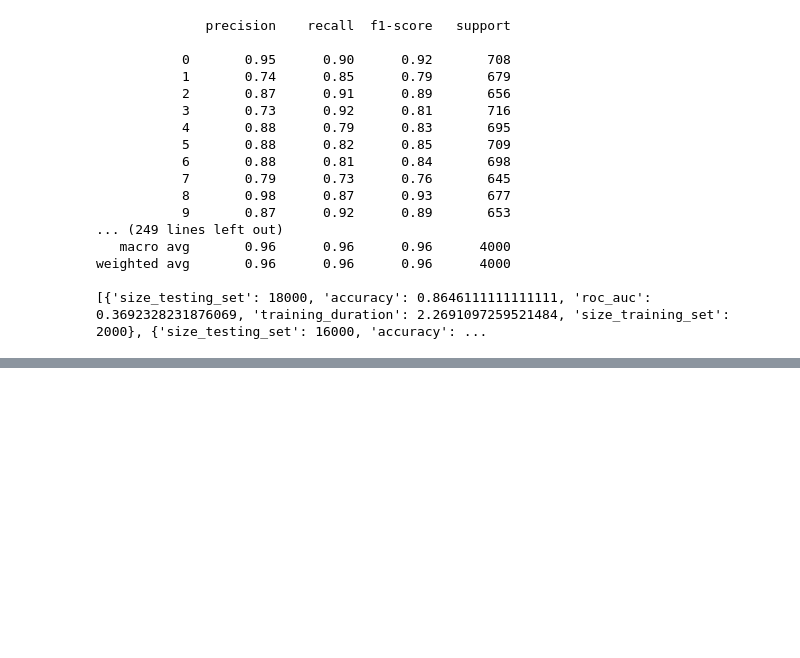
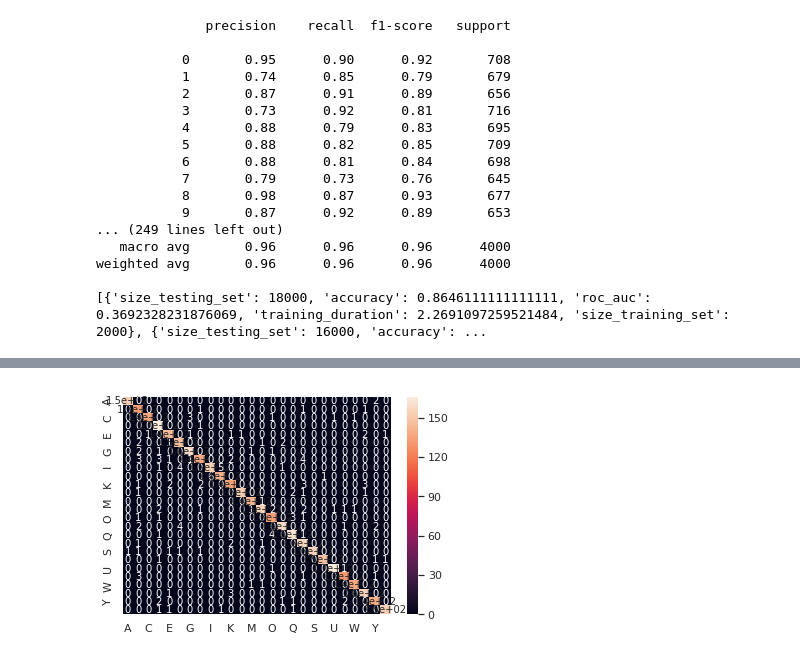
Before and after one commit to ML-FGA-2018-2-Grupo-E/Letter-Recognition, a Jupyter notebook: random_forest.ipynb, the cells around one changed output, grey strips where cells are left out. Saved outputs shown, nothing was run; the diff lists cells and outputs as text; code cells hidden in the pictures; blank space fills up the shorter version.

```diff
--- a/random_forest.ipynb
+++ b/random_forest.ipynb
@@ -196,2 +198,9 @@ plt.plot()
+# %%
+x_train, x_test, y_train, y_test, letters = load_and_prepare_data((16000))
+rf = rf_train(x_train, y_train, 300)
+y_predict = rf.predict(x_test)
+confusion_matrix_plot(y_test, y_predict, letters)
+# %% [output]
+[figure, added]
 # %%
 # %% [output]
```
Also changed, not shown: parts of 8 cells of this notebook.
